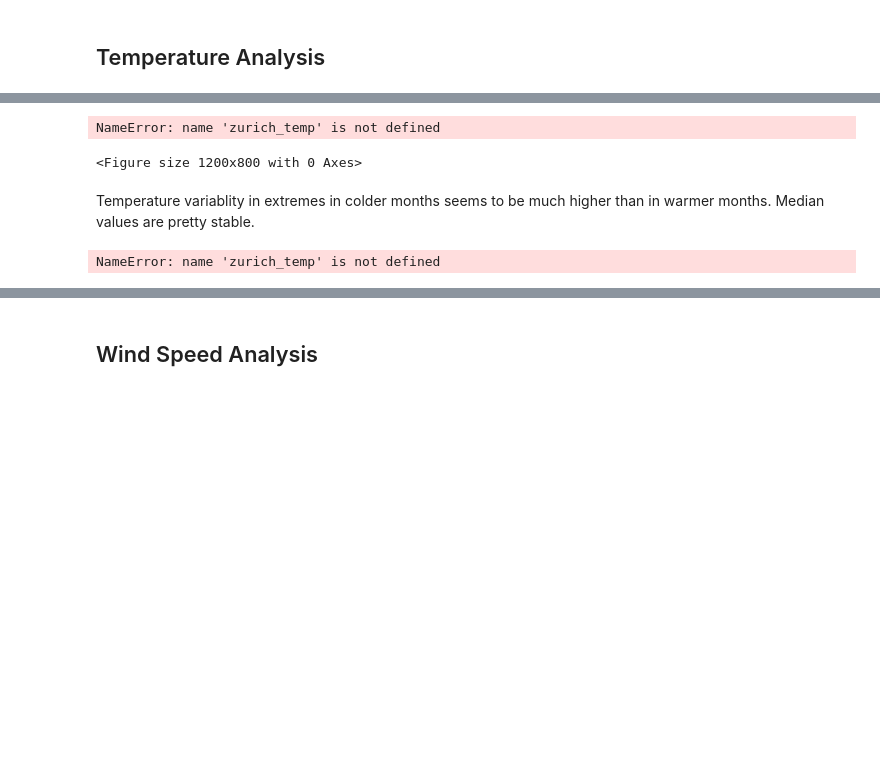
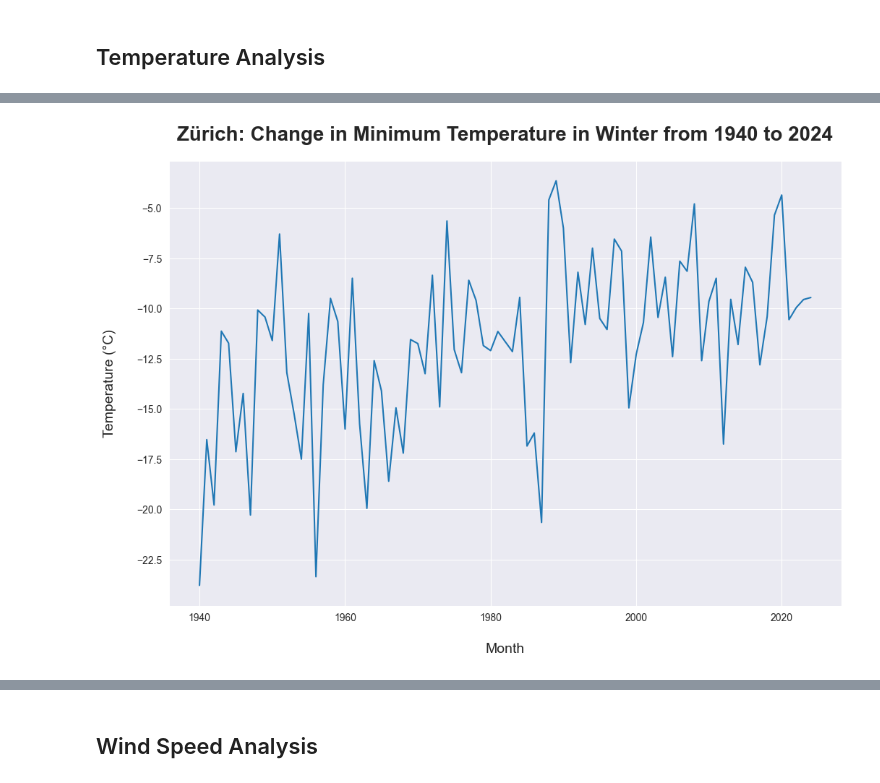
Before and after one commit to Jaffels/CIP_FS25_111, a Jupyter notebook: Merun.ipynb, the cells around one changed output, grey strips where cells are left out. Cells and saved outputs as stored; diff of their text form; code cells hidden in the pictures; blank space fills up the shorter version.

```diff
--- a/Merun.ipynb
+++ b/Merun.ipynb
@@ -127,56 +146,10 @@ print(list(monthly_aggregation.columns))
 # %%
-# Plotting monthly box plots of standard deviation
 plt.figure(figsize=(12, 8))
-sns.boxplot(x='Month', y='monthly_temp_sd', data=zurich_temp, order=calendar.month_name[1:])
-plt.title('Zurich: Temperature Variability by Month from 1940 to 2024', fontsize=20, fontweight='bold', pad=20)
+sns.lineplot(data=weather_aggregation[weather_aggregation["City"]=="Zurich"][weather_aggregation["Season"]=="Winter"], x="Year", y="min_temp")
+plt.title('Zürich: Change in Minimum Temperature in Winter from 1940 to 2024', fontsize=20, fontweight='bold', pad=20)
 plt.xlabel('Month', fontsize=14, labelpad=20)
-plt.ylabel('Temperature Variability (°C)', fontsize=14, labelpad=20)
+plt.ylabel('Temperature (°C)', fontsize=14, labelpad=20)
 plt.grid(True)
 plt.show()
 # %% [output]
-NameError: name 'zurich_temp' is not defined
-<Figure size 1200x800 with 0 Axes>
+[figure, added]
-# %% [markdown]
-Temperature variablity in extremes in colder months seems to be much higher than in warmer months. Median values are pretty stable.
-# %%
-# Calculate the yearly maximum and minimum temperature variability
-yearly_extremes = zurich_temp.groupby('Year')['monthly_temp_sd'].agg(['max', 'min']).reset_index()
-
-# Apply a rolling mean to smooth the data (using a 5-year window)
-yearly_extremes['max_smooth'] = yearly_extremes['max'].rolling(window=5, center=True).mean()
-yearly_extremes['min_smooth'] = yearly_extremes['min'].rolling(window=5, center=True).mean()
-
-# Drop rows with NaN values after smoothing
-yearly_extremes = yearly_extremes.dropna(subset=['max_smooth', 'min_smooth'])
-
-# Polynomial fitting for trend lines (3rd degree polynomial)
-max_poly = np.polyfit(yearly_extremes['Year'], yearly_extremes['max_smooth'], 3)
-min_poly = np.polyfit(yearly_extremes['Year'], yearly_extremes['min_smooth'], 3)
-
-# Create polynomial functions
-max_trend = np.poly1d(max_poly)
-min_trend = np.poly1d(min_poly)
-
-# Plotting the smoothed curves and trend lines
-plt.figure(figsize=(12, 8))
-plt.plot(yearly_extremes['Year'], yearly_extremes['max_smooth'], label='Smoothed Max Temp Variability', color='red', linewidth=2)
-plt.plot(yearly_extremes['Year'], yearly_extremes['min_smooth'], label='Smoothed Min Temp Variability', color='blue', linewidth=2)
-
-# Plotting the trend lines
-plt.plot(yearly_extremes['Year'], max_trend(yearly_extremes['Year']), linestyle='--', color='darkred', label='Max Trend Line')
-plt.plot(yearly_extremes['Year'], min_trend(yearly_extremes['Year']), linestyle='--', color='darkblue', label='Min Trend Line')
-
-# Adding titles and labels
-plt.title('Zurich: Yearly Max and Min Temperature Variability (1940-2024)',
-          fontsize=18, fontweight='bold', pad=20)
-plt.xlabel('Year', fontsize=14, labelpad=20)
-plt.ylabel('Temperature Variability (°C)', fontsize=14, labelpad=20)
-
-# Adding a legend and grid
-plt.legend(loc='upper right')
-plt.grid(True)
-
-# Display the plot
-plt.show()
-# %% [output]
-NameError: name 'zurich_temp' is not defined
```
Also changed, not shown: parts of 34 cells of this notebook.
